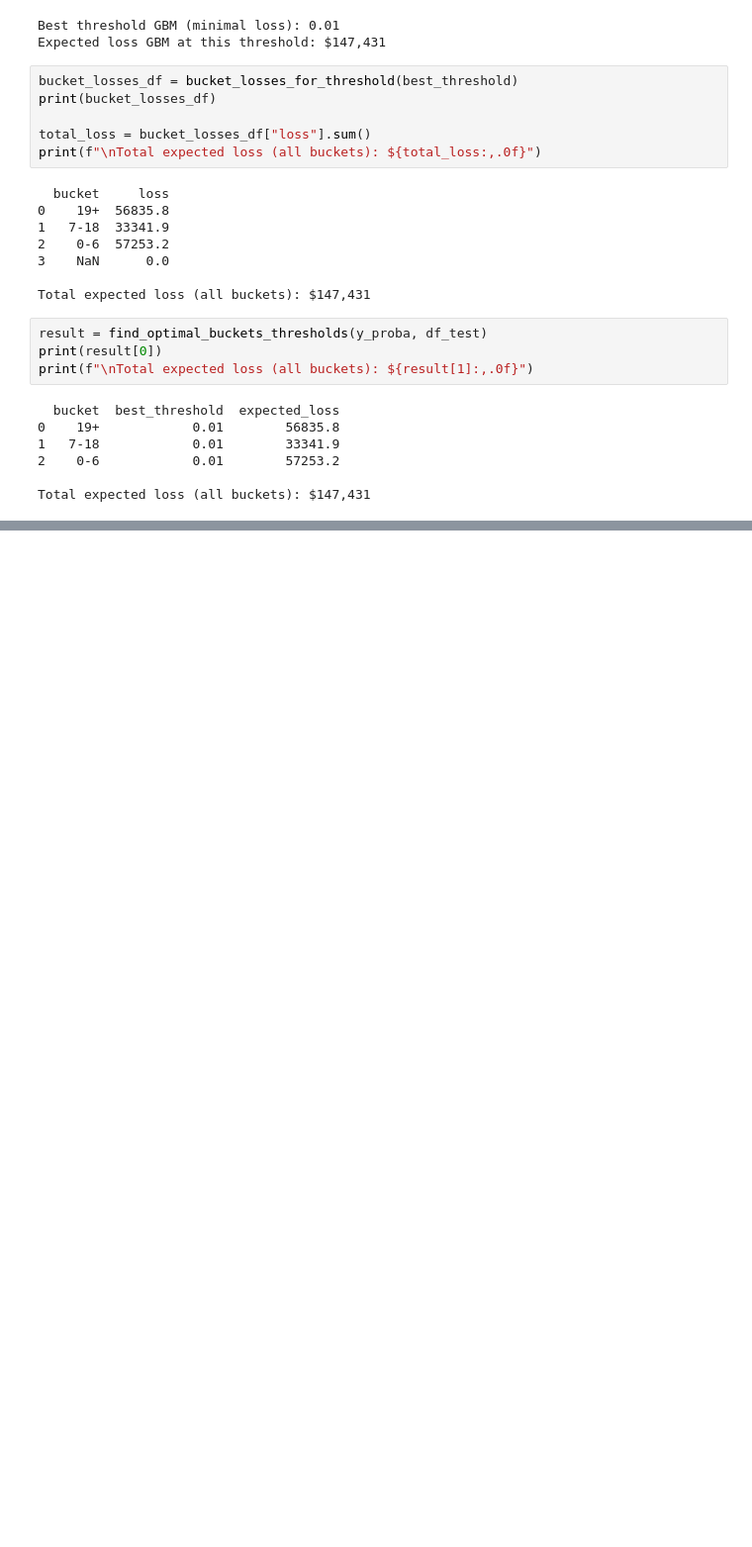
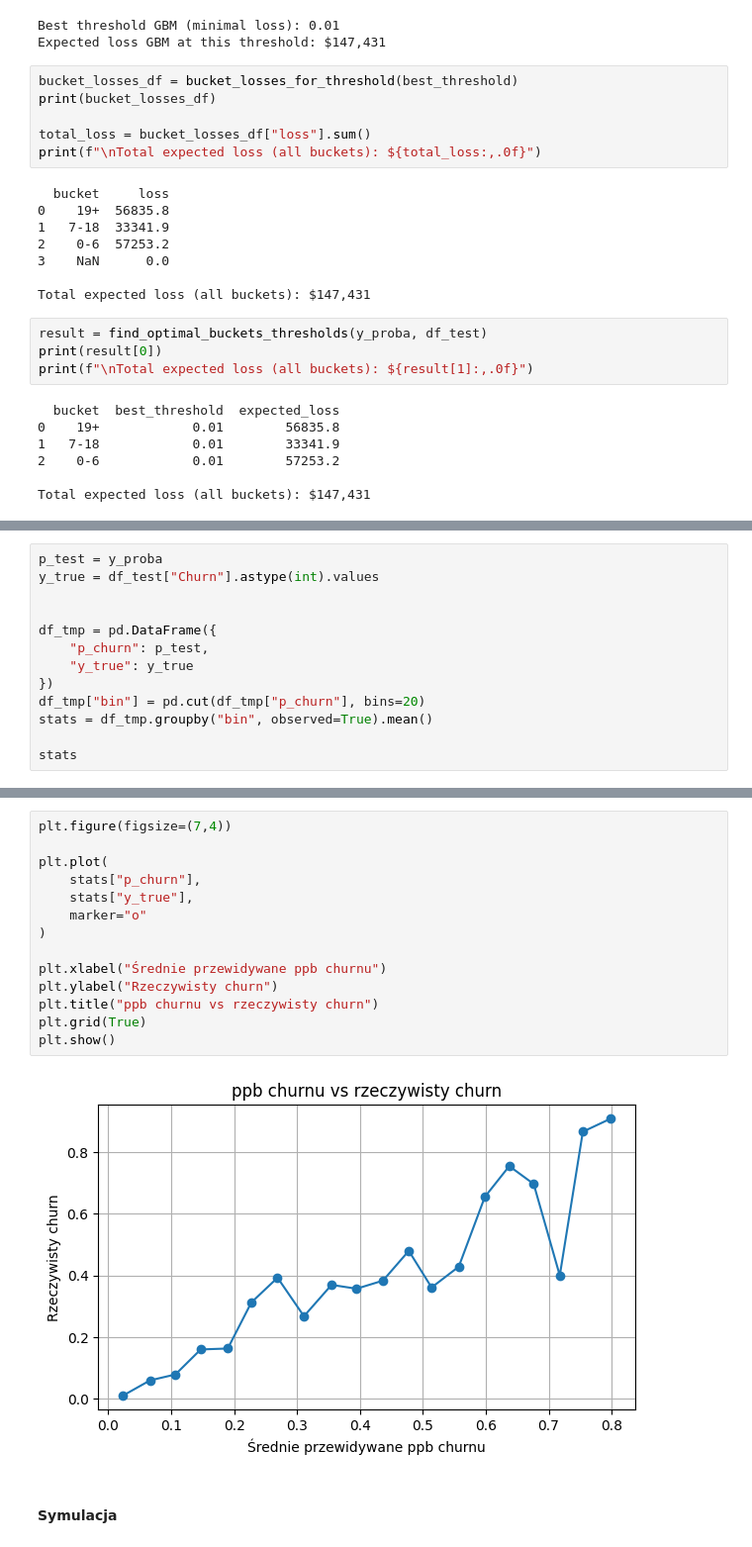
Before and after one commit to MikolajMezyk/projektML, a Jupyter notebook: projekt_czysto.ipynb, the cells around one changed output, grey strips where cells are left out. Shown at 99% size. Saved outputs shown, nothing was run; the diff lists cells and outputs as text; blank space fills up the shorter version.

```diff
--- a/projekt_czysto.ipynb
+++ b/projekt_czysto.ipynb
@@ -620,0 +648,13 @@ Total expected loss (all buckets): $147,431
+# %%
+p_test = y_proba
+y_true = df_test["Churn"].astype(int).values
+
+
+df_tmp = pd.DataFrame({
+    "p_churn": p_test,
+    "y_true": y_true
+})
+df_tmp["bin"] = pd.cut(df_tmp["p_churn"], bins=20)
+stats = df_tmp.groupby("bin", observed=True).mean()
+
+stats
@@ -620,0 +680,18 @@ Total expected loss (all buckets): $147,431
+# %%
+plt.figure(figsize=(7,4))
+
+plt.plot(
+    stats["p_churn"],
+    stats["y_true"],
+    marker="o"
+)
+
+plt.xlabel("Średnie przewidywane ppb churnu")
+plt.ylabel("Rzeczywisty churn")
+plt.title("ppb churnu vs rzeczywisty churn")
+plt.grid(True)
+plt.show()
+# %% [output]
+[figure, added]
+# %% [markdown]
+#### Symulacja
```
Also changed, not shown: parts of 11 cells of this notebook.
